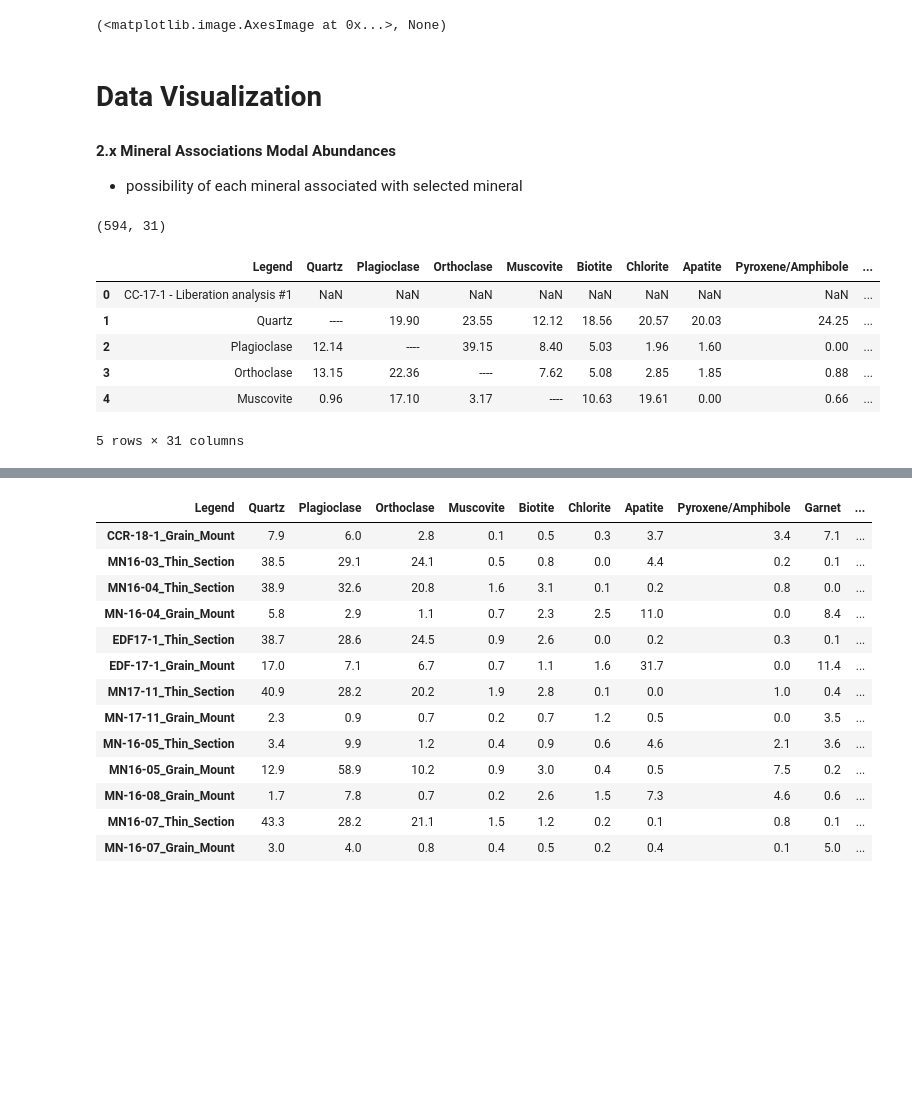
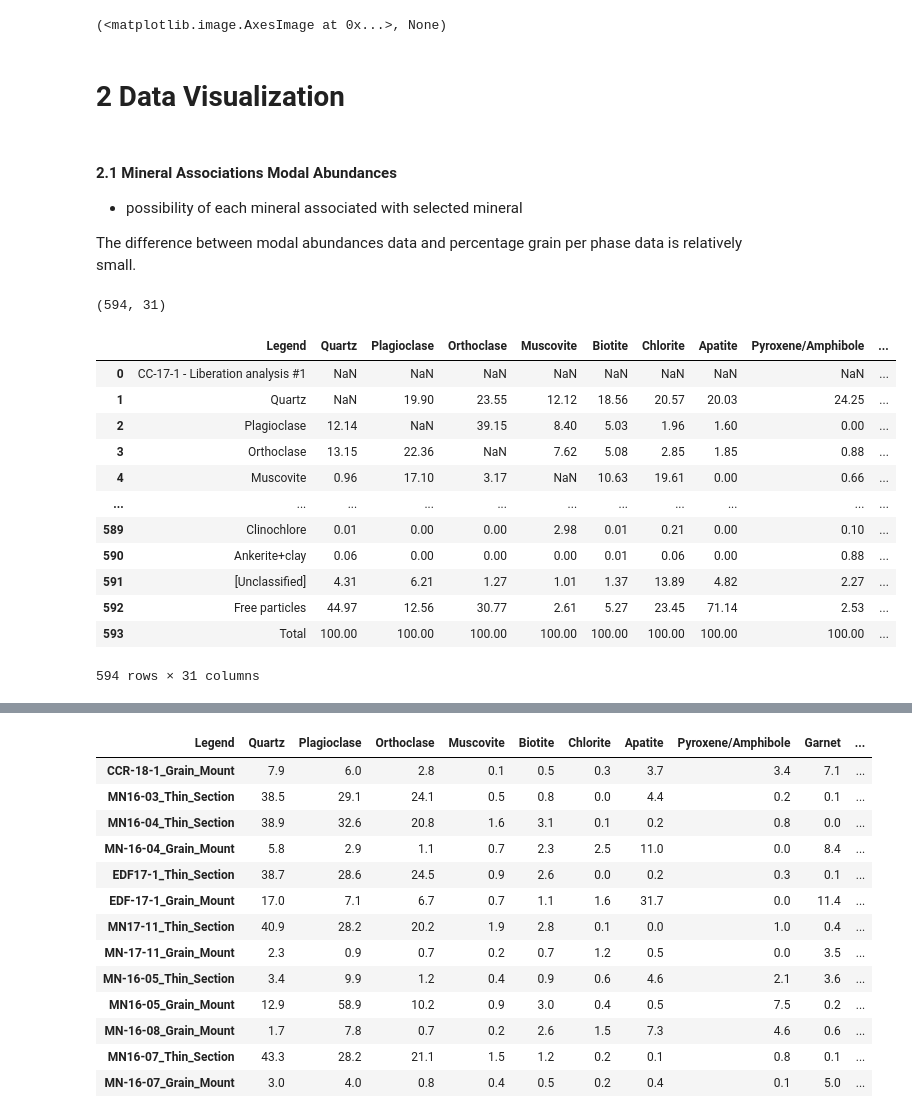
Before and after one commit to hangdeng/TIMA_for_Sedimentology, a Jupyter notebook: TIMA_Scratch.ipynb, the cells around one changed output, grey strips where cells are left out. Drawn from its saved outputs; the diff is of its cells as text; code cells hidden in the pictures; blank space fills up the shorter version.

```diff
--- a/TIMA_Scratch.ipynb
+++ b/TIMA_Scratch.ipynb
@@ -39,23 +39,11 @@ plt.imshow(img), plt.show()
 # %% [output]
 [figure]
 (<matplotlib.image.AxesImage at 0x...>, None)
+# %% [markdown]
+# 2 Data Visualization
 # %% [markdown]
-# Data Visualization
-
-#### 2.x Mineral Associations Modal Abundances
+#### 2.1 Mineral Associations Modal Abundances
 
 - possibility of each mineral associated with selected mineral
+
+The difference between modal abundances data and percentage grain per phase data is relatively small.
-# %%
-df_path = r'E:/TIMA/VenturaBasinTiMA_Output/mineral_associations_modal abundances.csv'
-df = pd.read_csv(df_path)
-print(df.shape)
-df.head()
-# %% [output]
-(594, 31)
-|  | Legend | Quartz | Plagioclase | Orthoclase | Muscovite | Biotite | Chlorite | Apatite | Pyroxene/Amphibole | ... |
-| 0 | CC-17-1 - Liberation analysis #1 | NaN | NaN | NaN | NaN | NaN | NaN | NaN | NaN | ... |
-| 1 | Quartz | ---- | 19.90 | 23.55 | 12.12 | 18.56 | 20.57 | 20.03 | 24.25 | ... |
-| 2 | Plagioclase | 12.14 | ---- | 39.15 | 8.40 | 5.03 | 1.96 | 1.60 | 0.00 | ... |
-| 3 | Orthoclase | 13.15 | 22.36 | ---- | 7.62 | 5.08 | 2.85 | 1.85 | 0.88 | ... |
-| 4 | Muscovite | 0.96 | 17.10 | 3.17 | ---- | 10.63 | 19.61 | 0.00 | 0.66 | ... |
-5 rows × 31 columns
@@ -63,0 +50,24 @@ row_break = 32 # every sample only have 32 rows of data
+# %%
+mineral_assoc_path = r'E:/TIMA/VenturaBasinTiMA_Output/mineral_associations_modal abundances.csv'
+mineral_associations = pd.read_csv(mineral_assoc_path)
+print(mineral_associations.shape)
+mineral_associations = mineral_associations.replace(r'----', np.nan)
+# mineral_associations.iloc[1,1:].apply(pd.to_numeric)
+mineral_associations
+# max_value = mineral_assoc.idxmax(axis=1)
+# max_value
+# %% [output]
+(594, 31)
+|  | Legend | Quartz | Plagioclase | Orthoclase | Muscovite | Biotite | Chlorite | Apatite | Pyroxene/Amphibole | ... |
+| 0 | CC-17-1 - Liberation analysis #1 | NaN | NaN | NaN | NaN | NaN | NaN | NaN | NaN | ... |
+| 1 | Quartz | NaN | 19.90 | 23.55 | 12.12 | 18.56 | 20.57 | 20.03 | 24.25 | ... |
+| 2 | Plagioclase | 12.14 | NaN | 39.15 | 8.40 | 5.03 | 1.96 | 1.60 | 0.00 | ... |
+| 3 | Orthoclase | 13.15 | 22.36 | NaN | 7.62 | 5.08 | 2.85 | 1.85 | 0.88 | ... |
+| 4 | Muscovite | 0.96 | 17.10 | 3.17 | NaN | 10.63 | 19.61 | 0.00 | 0.66 | ... |
+| ... | ... | ... | ... | ... | ... | ... | ... | ... | ... | ... |
+| 589 | Clinochlore | 0.01 | 0.00 | 0.00 | 2.98 | 0.01 | 0.21 | 0.00 | 0.10 | ... |
+| 590 | Ankerite+clay | 0.06 | 0.00 | 0.00 | 0.00 | 0.01 | 0.06 | 0.00 | 0.88 | ... |
+| 591 | [Unclassified] | 4.31 | 6.21 | 1.27 | 1.01 | 1.37 | 13.89 | 4.82 | 2.27 | ... |
+| 592 | Free particles | 44.97 | 12.56 | 30.77 | 2.61 | 5.27 | 23.45 | 71.14 | 2.53 | ... |
+| 593 | Total | 100.00 | 100.00 | 100.00 | 100.00 | 100.00 | 100.00 | 100.00 | 100.00 | ... |
+594 rows × 31 columns
```
Also changed, not shown: parts of 5 cells of this notebook.
